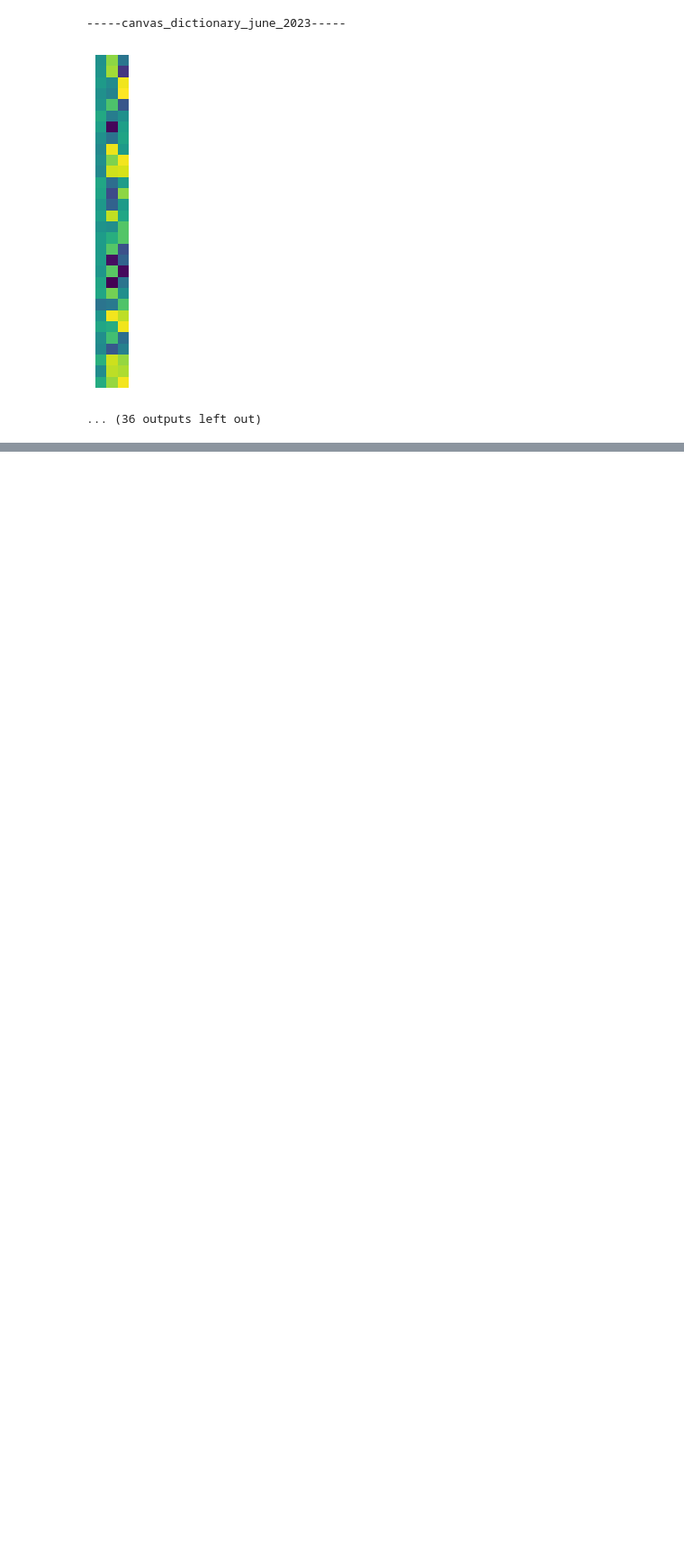
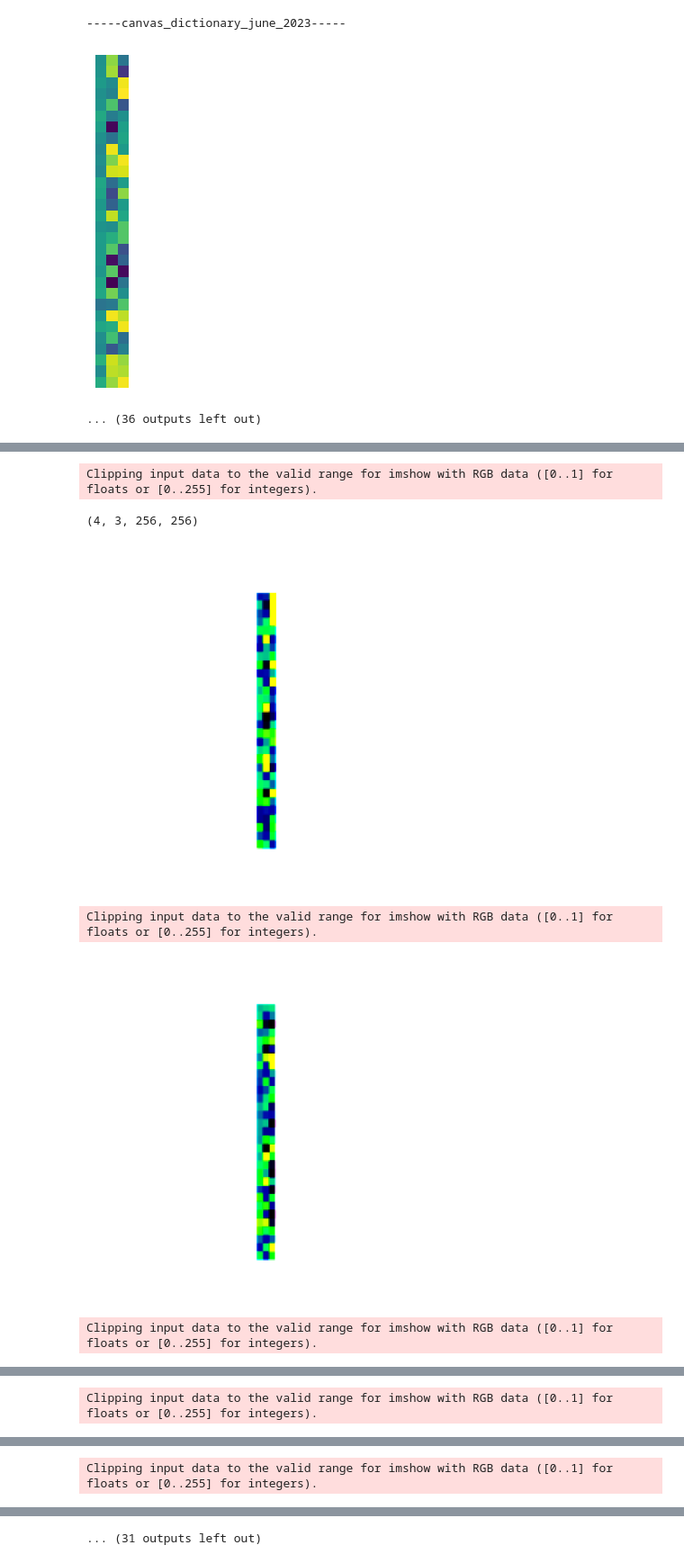
Before and after one commit to JosephWoodall/turbo-barnacle, a Jupyter notebook: src/time_series/cnn_experiment/cnn_experiment.ipynb, the cells around one changed output, grey strips where cells are left out. Shown: that part at 90% size. Saved outputs shown, nothing was run; the diff lists cells and outputs as text; code cells hidden in the pictures; blank space fills up the shorter version.

```diff
--- a/src/time_series/cnn_experiment/cnn_experiment.ipynb
+++ b/src/time_series/cnn_experiment/cnn_experiment.ipynb
@@ -279,0 +214,20 @@ NameError: name 'Dataset' is not defined
+# %%
+# Get a list of all image file names in the directory
+image_files = [os.path.join(image_directory, file) for file in os.listdir(
+    image_directory) if file.endswith('.png')]
+
+train_image_files = image_files[:int(len(image_files) * 0.9)]
+test_image_files = image_files[int(len(image_files) * 0.9):]
+
+print(len(train_image_files))
+print(len(test_image_files))
+
+data = {}
+
+data['train'] = ImageDataset(train_image_files, transform=transform)
+data['test'] = ImageDataset(test_image_files, transform=transform)
+
+loader = {}
+
+loader['train'] = DataLoader(data['train'], batch_size=4, shuffle=True)
+loader['test'] = DataLoader(data['test'], batch_size=4, shuffle=True)
@@ -279,0 +237,22 @@ NameError: name 'Dataset' is not defined
+# %%
+dataiter = next(iter(loader['train']))
+images = dataiter.numpy()
+print(images.shape)
+
+import matplotlib.pyplot as plt
+
+# Iterate over the images in loader['train']
+for images in loader['train']:
+    # Iterate over each image in the batch
+    for image in images:
+        # Plot the image
+        plt.imshow(image.permute(1, 2, 0))
+        plt.axis('off')
+        plt.show()
+# %% [output]
+Clipping input data to the valid range for imshow with RGB data ([0..1] for floats or [0..255] for integers).
+(4, 3, 256, 256)
+[figure, added]
+Clipping input data to the valid range for imshow with RGB data ([0..1] for floats or [0..255] for integers).
+[figure, added]
+Clipping input data to the valid range for imshow with RGB data ([0..1] for floats or [0..255] for integers).
@@ -279,0 +260 @@ NameError: name 'Dataset' is not defined
+Clipping input data to the valid range for imshow with RGB data ([0..1] for floats or [0..255] for integers).
@@ -279,0 +262 @@ NameError: name 'Dataset' is not defined
+Clipping input data to the valid range for imshow with RGB data ([0..1] for floats or [0..255] for integers).
@@ -279,0 +265 @@ NameError: name 'Dataset' is not defined
+... (31 outputs left out)
```
Also changed, not shown: parts of 6 cells of this notebook.
